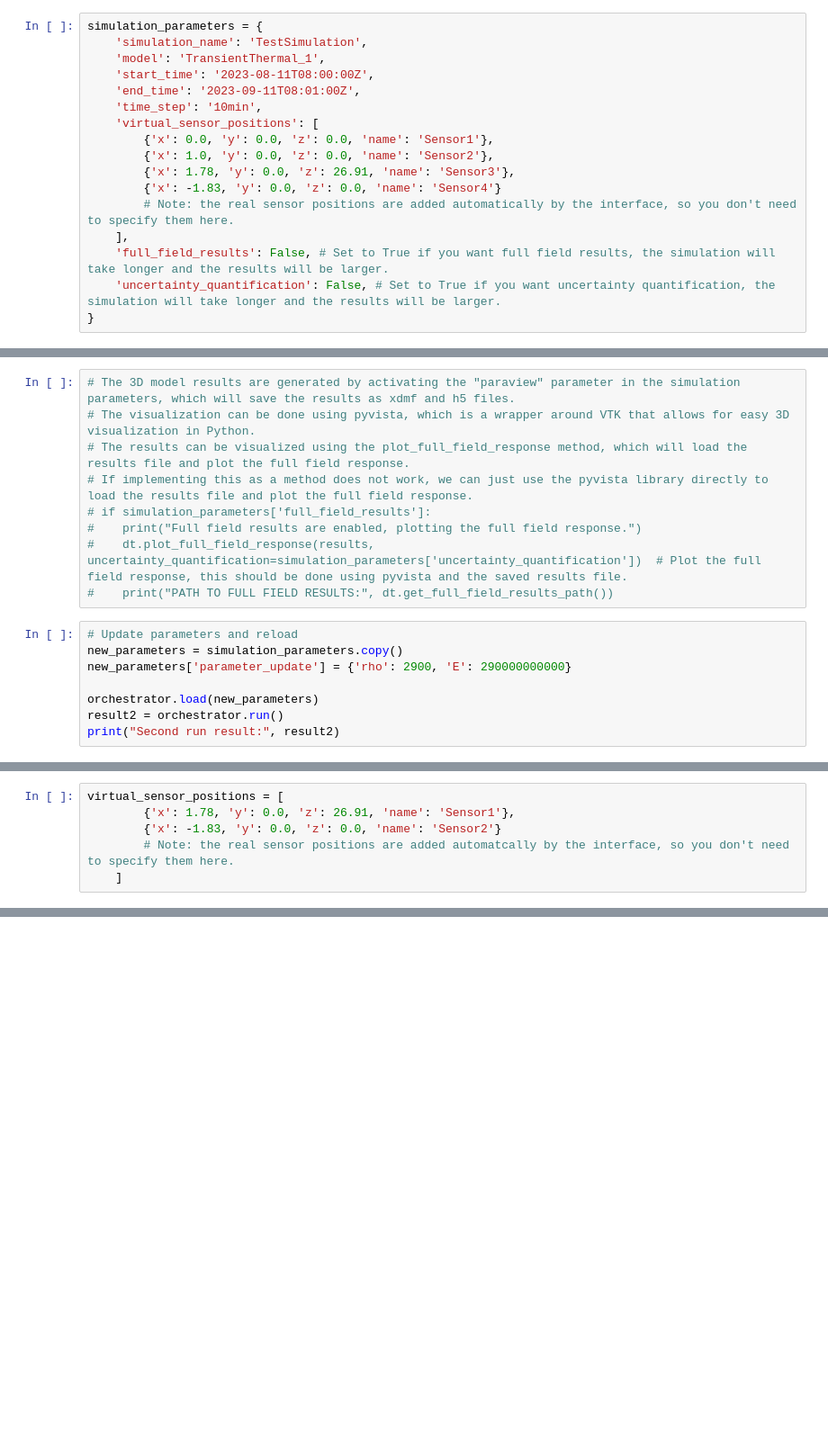
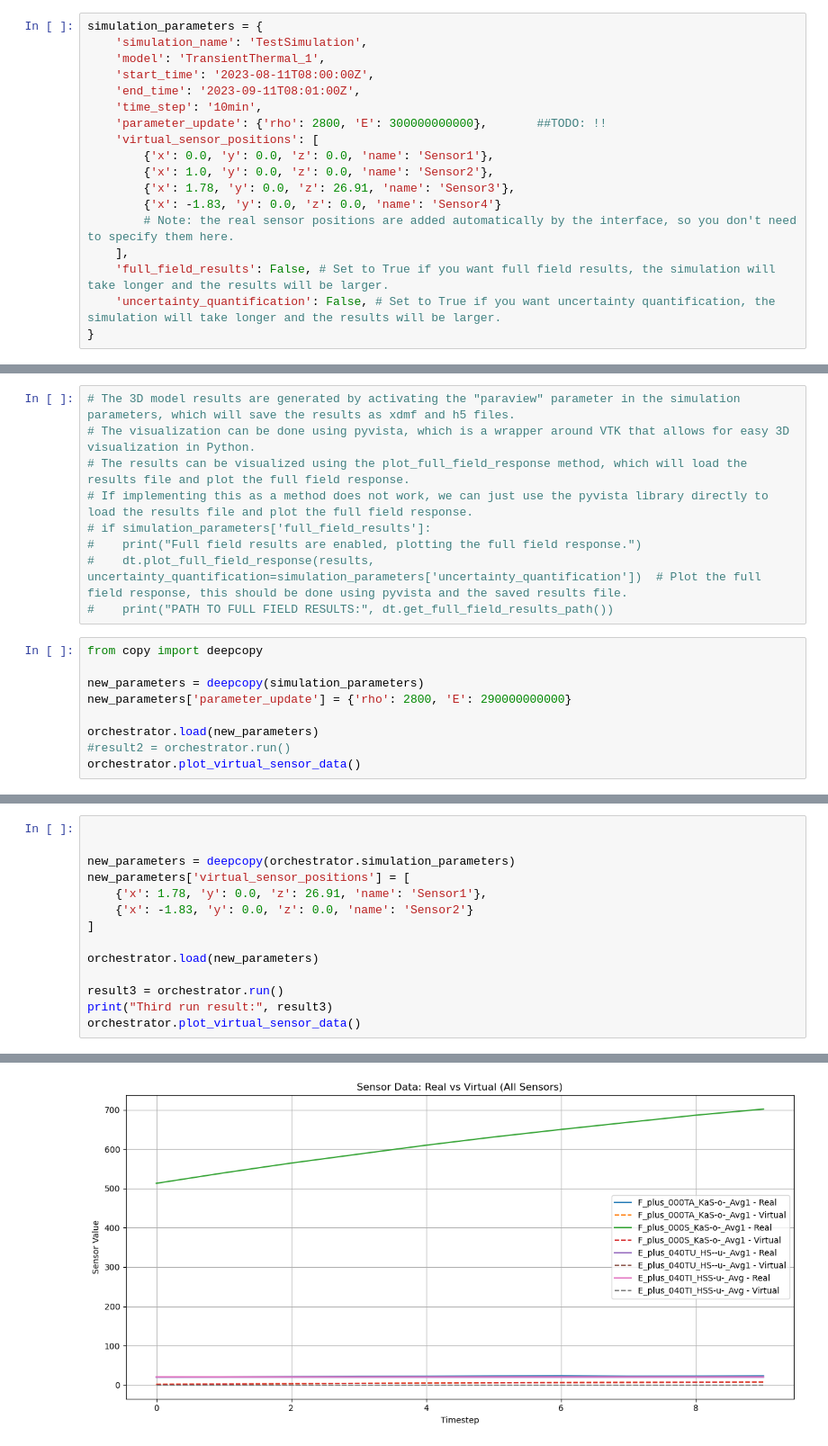
Before and after one commit to soenmezmehmet/NibelungenbrueckeJupyterNFDI, a Jupyter notebook: J4NDFI_interface.ipynb, the cells around one changed output, grey strips where cells are left out. Shown: that part at 90% size. Cells and saved outputs as stored; diff of their text form; blank space fills up the shorter version.

Commit message:
Interface modified

```diff
--- a/J4NDFI_interface.ipynb
+++ b/J4NDFI_interface.ipynb
@@ -37,6 +37,7 @@ simulation_parameters = {
     'start_time': '2023-08-11T08:00:00Z',
     'end_time': '2023-09-11T08:01:00Z',
     'time_step': '10min',
+    'parameter_update': {'rho': 2800, 'E': 300000000000},       ##TODO: !!
     'virtual_sensor_positions': [
         {'x': 0.0, 'y': 0.0, 'z': 0.0, 'name': 'Sensor1'},
         {'x': 1.0, 'y': 0.0, 'z': 0.0, 'name': 'Sensor2'},
@@ -130,13 +110,14 @@ Here it is the 3D model full field response. The corresponding files can be down
 #    dt.plot_full_field_response(results, uncertainty_quantification=simulation_parameters['uncertainty_quantification'])  # Plot the full field response, this should be done using pyvista and the saved results file.
 #    print("PATH TO FULL FIELD RESULTS:", dt.get_full_field_results_path())
 # %%
-# Update parameters and reload
-new_parameters = simulation_parameters.copy()
-new_parameters['parameter_update'] = {'rho': 2900, 'E': 290000000000}
+from copy import deepcopy
+
+new_parameters = deepcopy(simulation_parameters)
+new_parameters['parameter_update'] = {'rho': 2800, 'E': 290000000000}
 
 orchestrator.load(new_parameters)
-result2 = orchestrator.run()
-print("Second run result:", result2)
+#result2 = orchestrator.run()
+orchestrator.plot_virtual_sensor_data()
 # %% [output]
 Simulation parameters :
 
@@ -152,6 +125,15 @@ Second run result: None
 # %%
-virtual_sensor_positions = [
-        {'x': 1.78, 'y': 0.0, 'z': 26.91, 'name': 'Sensor1'},
-        {'x': -1.83, 'y': 0.0, 'z': 0.0, 'name': 'Sensor2'}
-        # Note: the real sensor positions are added automatcally by the interface, so you don't need to specify them here.
-    ]
+
+
+new_parameters = deepcopy(orchestrator.simulation_parameters)
+new_parameters['virtual_sensor_positions'] = [
+    {'x': 1.78, 'y': 0.0, 'z': 26.91, 'name': 'Sensor1'},
+    {'x': -1.83, 'y': 0.0, 'z': 0.0, 'name': 'Sensor2'}
+]
+
+orchestrator.load(new_parameters)
+
+result3 = orchestrator.run()
+print("Third run result:", result3)
+orchestrator.plot_virtual_sensor_data()
+# %% [output]
@@ -157,0 +155 @@ virtual_sensor_positions = [
+[figure, added]
```
Also changed, not shown: parts of 9 cells of this notebook, 8 other files.
